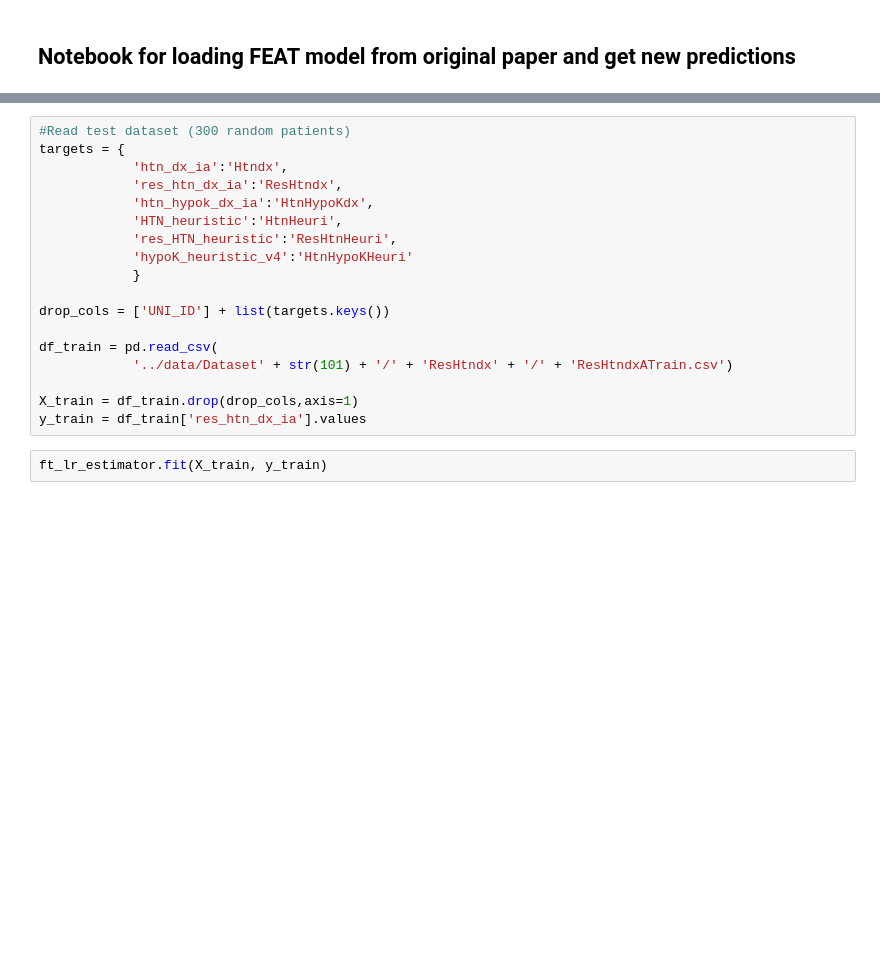
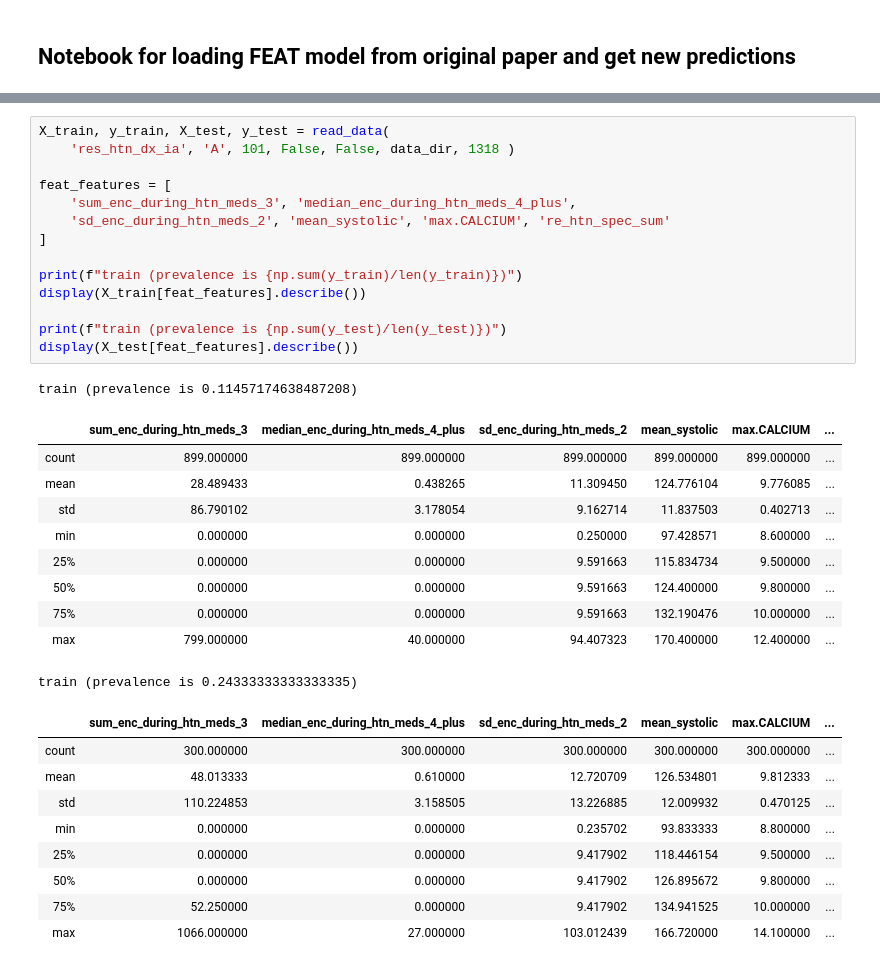
Before and after one commit to cavalab/htn-phenotyping-with-llms, a Jupyter notebook: notebooks/04. loading feat model.ipynb, the cells around one changed output, grey strips where cells are left out. Saved outputs shown, nothing was run; the diff lists cells and outputs as text; blank space fills up the shorter version.

```diff
--- a/notebooks/04. loading feat model.ipynb
+++ b/notebooks/04. loading feat model.ipynb
@@ -77,23 +77,38 @@ ft_lr_estimator = Pipeline( [
     ('prep', FeatTransformer()),
     ('est', LogisticRegression(C=1.0, penalty='l2', intercept_scaling=1.0, solver='liblinear'))
 ] )
-# %%
-#Read test dataset (300 random patients)
-targets = {
-            'htn_dx_ia':'Htndx',
-            'res_htn_dx_ia':'ResHtndx',
-            'htn_hypok_dx_ia':'HtnHypoKdx',
-            'HTN_heuristic':'HtnHeuri',
-            'res_HTN_heuristic':'ResHtnHeuri',
-            'hypoK_heuristic_v4':'HtnHypoKHeuri'
-            }
-
-drop_cols = ['UNI_ID'] + list(targets.keys())
-
-df_train = pd.read_csv(
-            '../data/Dataset' + str(101) + '/' + 'ResHtndx' + '/' + 'ResHtndxATrain.csv')
-
-X_train = df_train.drop(drop_cols,axis=1)
-y_train = df_train['res_htn_dx_ia'].values
-# %%
-ft_lr_estimator.fit(X_train, y_train)
+# %%
+X_train, y_train, X_test, y_test = read_data(
+    'res_htn_dx_ia', 'A', 101, False, False, data_dir, 1318 )
+
+feat_features = [
+    'sum_enc_during_htn_meds_3', 'median_enc_during_htn_meds_4_plus',
+    'sd_enc_during_htn_meds_2', 'mean_systolic', 'max.CALCIUM', 're_htn_spec_sum'
+]
+
+print(f"train (prevalence is {np.sum(y_train)/len(y_train)})")
+display(X_train[feat_features].describe())
+
+print(f"train (prevalence is {np.sum(y_test)/len(y_test)})")
+display(X_test[feat_features].describe())
+# %% [output]
+train (prevalence is 0.11457174638487208)
+|  | sum_enc_during_htn_meds_3 | median_enc_during_htn_meds_4_plus | sd_enc_during_htn_meds_2 | mean_systolic | max.CALCIUM | ... |
+| count | 899.000000 | 899.000000 | 899.000000 | 899.000000 | 899.000000 | ... |
+| mean | 28.489433 | 0.438265 | 11.309450 | 124.776104 | 9.776085 | ... |
+| std | 86.790102 | 3.178054 | 9.162714 | 11.837503 | 0.402713 | ... |
+| min | 0.000000 | 0.000000 | 0.250000 | 97.428571 | 8.600000 | ... |
+| 25% | 0.000000 | 0.000000 | 9.591663 | 115.834734 | 9.500000 | ... |
+| 50% | 0.000000 | 0.000000 | 9.591663 | 124.400000 | 9.800000 | ... |
+| 75% | 0.000000 | 0.000000 | 9.591663 | 132.190476 | 10.000000 | ... |
+| max | 799.000000 | 40.000000 | 94.407323 | 170.400000 | 12.400000 | ... |
+train (prevalence is 0.24333333333333335)
+|  | sum_enc_during_htn_meds_3 | median_enc_during_htn_meds_4_plus | sd_enc_during_htn_meds_2 | mean_systolic | max.CALCIUM | ... |
+| count | 300.000000 | 300.000000 | 300.000000 | 300.000000 | 300.000000 | ... |
+| mean | 48.013333 | 0.610000 | 12.720709 | 126.534801 | 9.812333 | ... |
+| std | 110.224853 | 3.158505 | 13.226885 | 12.009932 | 0.470125 | ... |
+| min | 0.000000 | 0.000000 | 0.235702 | 93.833333 | 8.800000 | ... |
+| 25% | 0.000000 | 0.000000 | 9.417902 | 118.446154 | 9.500000 | ... |
+| 50% | 0.000000 | 0.000000 | 9.417902 | 126.895672 | 9.800000 | ... |
+| 75% | 52.250000 | 0.000000 | 9.417902 | 134.941525 | 10.000000 | ... |
+| max | 1066.000000 | 27.000000 | 103.012439 | 166.720000 | 14.100000 | ... |
```
Also changed, not shown: parts of 4 cells of this notebook, 3 other files.
